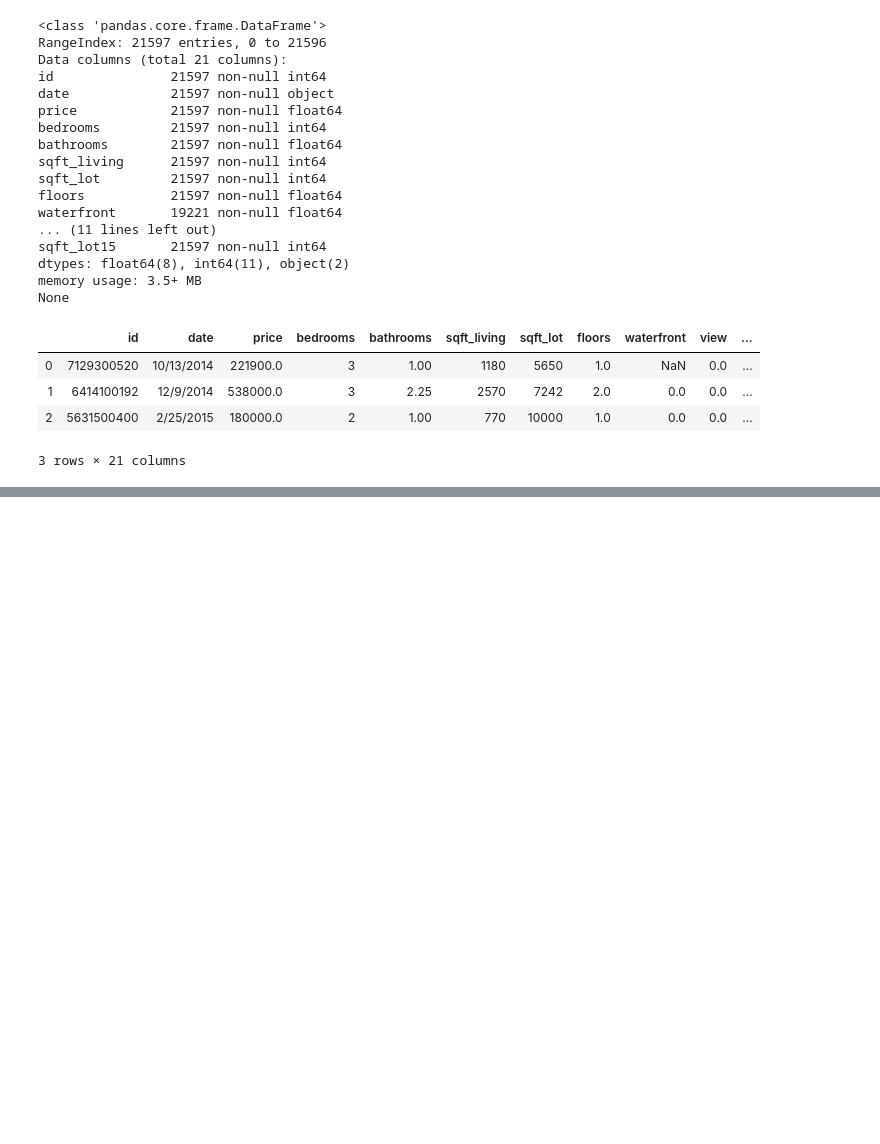
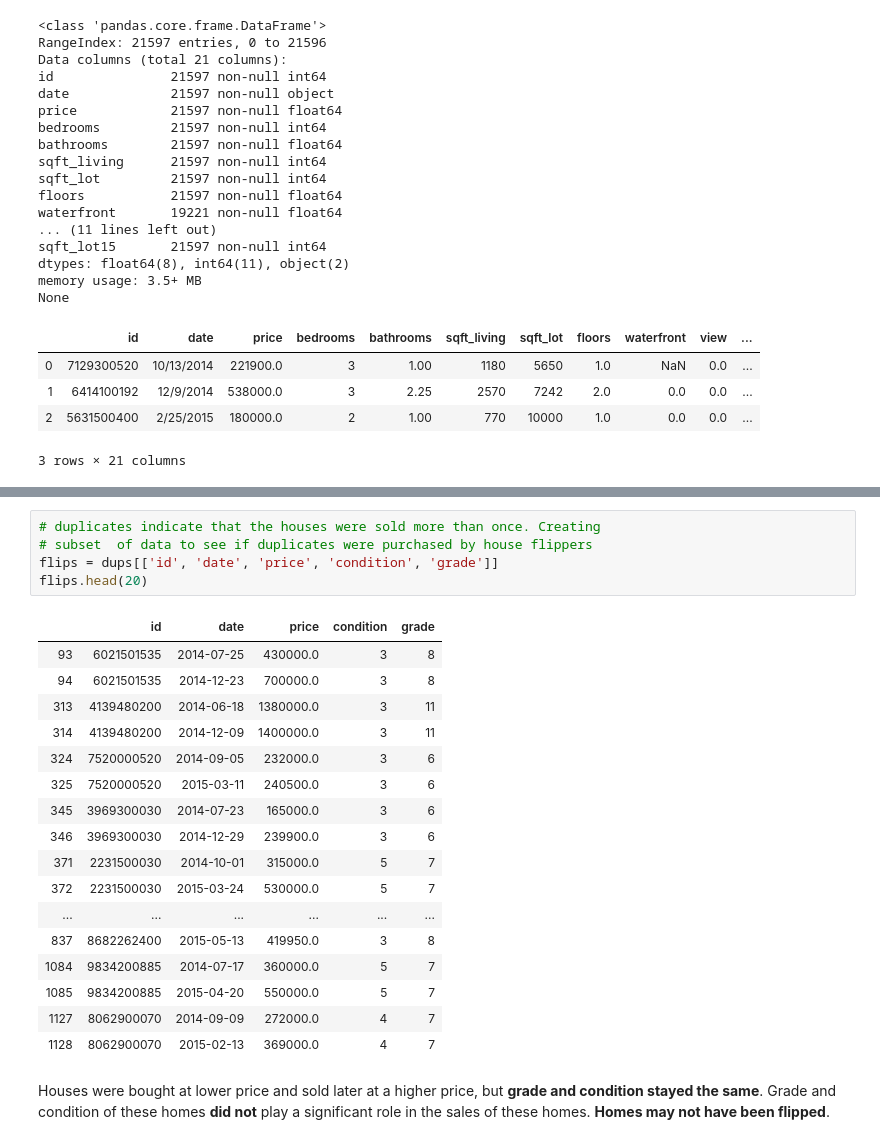
Before and after one commit to bmauss/Regression-Model-for-King-County-Housing-Market, a Jupyter notebook: Regression Model.ipynb, the cells around one changed output, grey strips where cells are left out. Drawn from its saved outputs; the diff is of its cells as text; blank space fills up the shorter version.

```diff
--- a/Regression Model.ipynb
+++ b/Regression Model.ipynb
@@ -148,0 +307,26 @@ dtype: int64
+# %%
+# duplicates indicate that the houses were sold more than once. Creating
+# subset  of data to see if duplicates were purchased by house flippers
+flips = dups[['id', 'date', 'price', 'condition', 'grade']]
+flips.head(20)
+# %% [output]
+|  | id | date | price | condition | grade |
+| 93 | 6021501535 | 2014-07-25 | 430000.0 | 3 | 8 |
+| 94 | 6021501535 | 2014-12-23 | 700000.0 | 3 | 8 |
+| 313 | 4139480200 | 2014-06-18 | 1380000.0 | 3 | 11 |
+| 314 | 4139480200 | 2014-12-09 | 1400000.0 | 3 | 11 |
+| 324 | 7520000520 | 2014-09-05 | 232000.0 | 3 | 6 |
+| 325 | 7520000520 | 2015-03-11 | 240500.0 | 3 | 6 |
+| 345 | 3969300030 | 2014-07-23 | 165000.0 | 3 | 6 |
+| 346 | 3969300030 | 2014-12-29 | 239900.0 | 3 | 6 |
+| 371 | 2231500030 | 2014-10-01 | 315000.0 | 5 | 7 |
+| 372 | 2231500030 | 2015-03-24 | 530000.0 | 5 | 7 |
+| ... | ... | ... | ... | ... | ... |
+| 837 | 8682262400 | 2015-05-13 | 419950.0 | 3 | 8 |
+| 1084 | 9834200885 | 2014-07-17 | 360000.0 | 5 | 7 |
+| 1085 | 9834200885 | 2015-04-20 | 550000.0 | 5 | 7 |
+| 1127 | 8062900070 | 2014-09-09 | 272000.0 | 4 | 7 |
+| 1128 | 8062900070 | 2015-02-13 | 369000.0 | 4 | 7 |
+# %% [markdown]
+Houses were bought at lower price and sold later at a higher price, but
+**grade and condition stayed the same**. Grade and condition of these homes **did not** play a significant role in the sales of these homes. **Homes may not have been flipped**.
```
Also changed, not shown: parts of 33 cells of this notebook.
